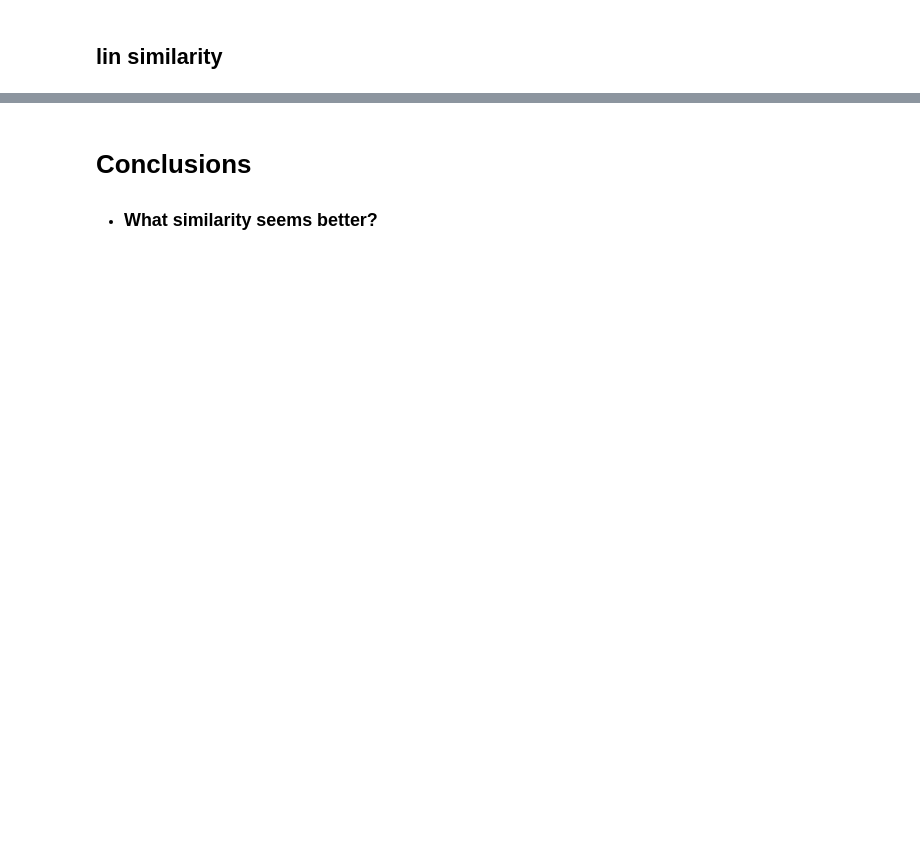
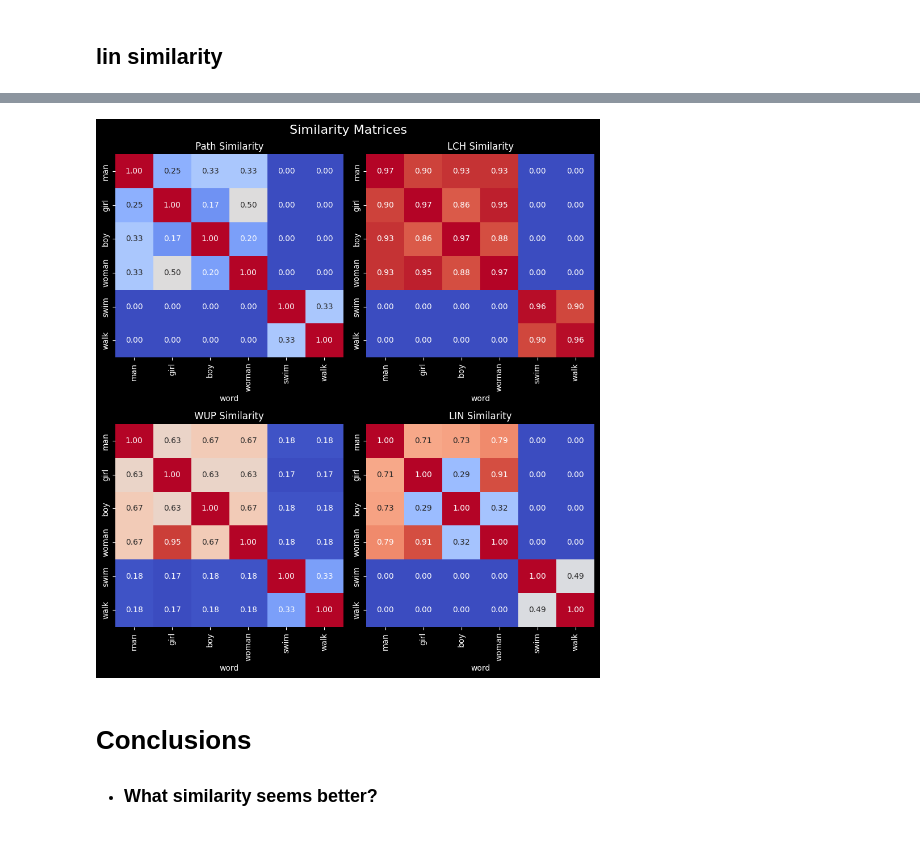
Before and after one commit to ZachParent/mai-intro-to-human-language-technologies, a Jupyter notebook: lab5/lab5.ipynb, the cells around one changed output, grey strips where cells are left out. Saved outputs shown, nothing was run; the diff lists cells and outputs as text; code cells hidden in the pictures; blank space fills up the shorter version.

```diff
--- a/lab5/lab5.ipynb
+++ b/lab5/lab5.ipynb
@@ -277,4 +273,8 @@ wup_similarities
 # %% [markdown]
 ## lin similarity
 # %%
-## TODO:
+lin_similarities = pd.DataFrame(index=words_df['word'].to_list(), columns=words_df['word'])
+lin_similarities.loc[verb_words, verb_words] = get_similarity_matrix(words_df[words_df['synset_pos'] == 'v'], partial(wn.lin_similarity, ic=brown_ic))
+lin_similarities.loc[noun_words, noun_words] = get_similarity_matrix(words_df[words_df['synset_pos'] == 'n'], partial(wn.lin_similarity, ic=brown_ic))
+lin_similarities = lin_similarities.astype(float).fillna(0)
+lin_similarities
@@ -281,3 +289,21 @@ wup_similarities
+# %%
+def plot_similarity_matrix(ax, similarity_matrix: pd.DataFrame, title: str):
+    sns.heatmap(similarity_matrix, annot=True, fmt='.2f', cmap='coolwarm', ax=ax, cbar=False)
+    ax.set_title(title)
+
+fig, axs = plt.subplots(2, 2, figsize=(9, 10))
+fig.subplots_adjust(left=0.5)  # Adjust the left margin to accommodate the colorbar
+
+plot_similarity_matrix(axs[0, 0], path_similarities, 'Path Similarity')
+plot_similarity_matrix(axs[0, 1], lch_similarities, 'LCH Similarity')
+plot_similarity_matrix(axs[1, 0], wup_similarities, 'WUP Similarity')
+plot_similarity_matrix(axs[1, 1], lin_similarities, 'LIN Similarity')
+
+fig.suptitle('Similarity Matrices', fontsize=16)
+plt.tight_layout()
+plt.show()
+# %% [output]
+[figure, added]
 # %% [markdown]
 # Conclusions
 
```
Also changed, not shown: parts of 10 cells of this notebook.
